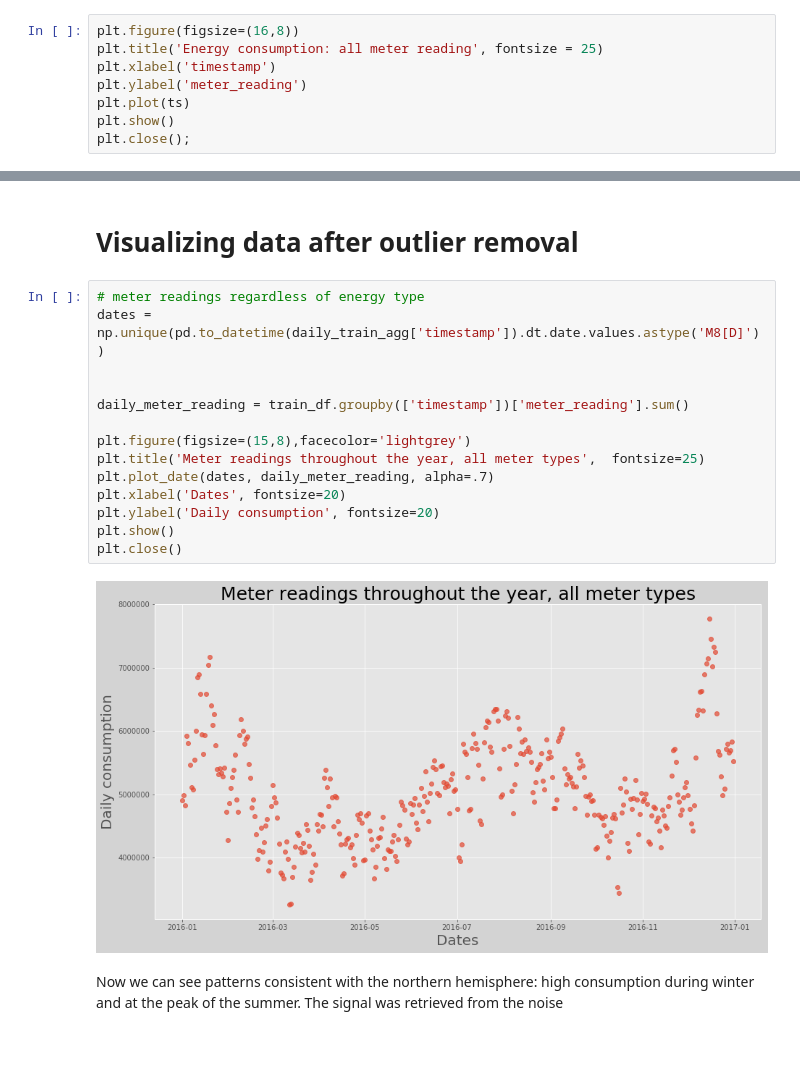
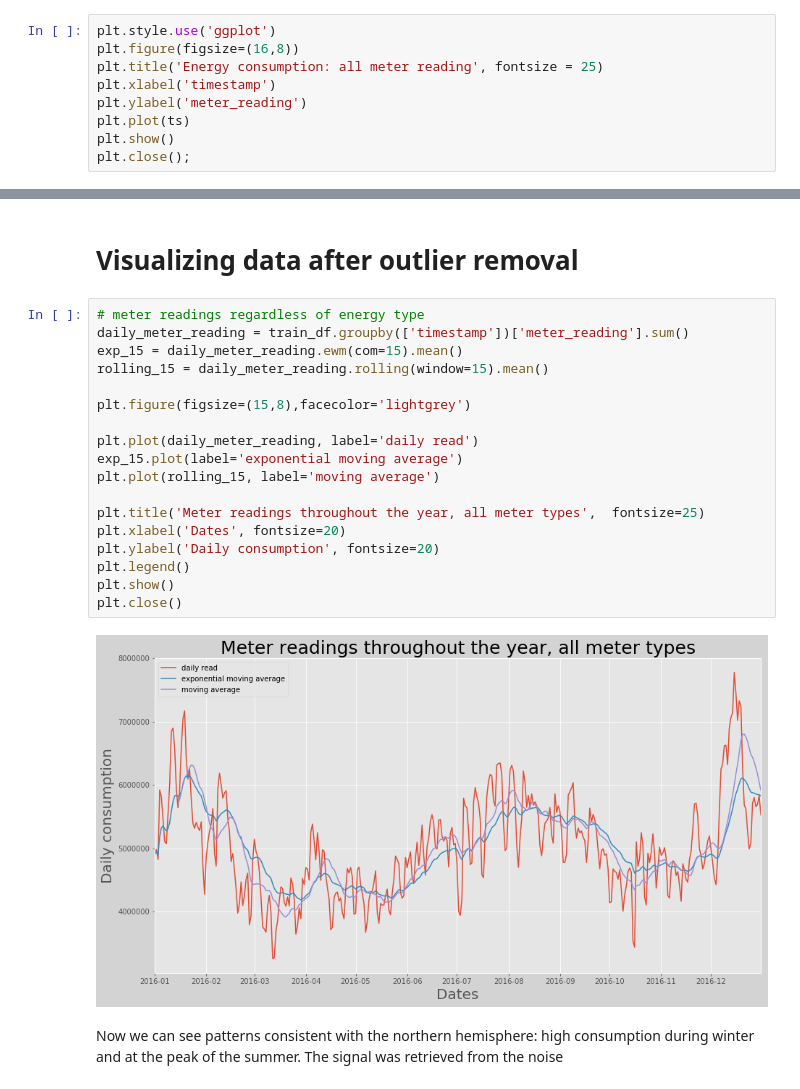
Before and after one commit to dmculiac/A-Kaggle-Prize-Money-Competition, a Jupyter notebook: A Kaggle Prize Money Competition.ipynb, the cells around one changed output, grey strips where cells are left out. Drawn from its saved outputs; the diff is of its cells as text; blank space fills up the shorter version.

```diff
--- a/A Kaggle Prize Money Competition.ipynb
+++ b/A Kaggle Prize Money Competition.ipynb
@@ -343,6 +343,7 @@ plt.show()
 # %% [markdown]
 We can see very high values in the first half of the year. Let's get a more detailed view with a line plot
 # %%
+plt.style.use('ggplot')
 plt.figure(figsize=(16,8))
 plt.title('Energy consumption: all meter reading', fontsize = 25)
 plt.xlabel('timestamp')
@@ -547,20 +563,24 @@ Dropped rows due to outliers: 589640
 # Visualizing data after outlier removal
 # %%
 # meter readings regardless of energy type
-dates = np.unique(pd.to_datetime(daily_train_agg['timestamp']).dt.date.values.astype('M8[D]'))
-
-
 daily_meter_reading = train_df.groupby(['timestamp'])['meter_reading'].sum()
+exp_15 = daily_meter_reading.ewm(com=15).mean()
+rolling_15 = daily_meter_reading.rolling(window=15).mean()
 
 plt.figure(figsize=(15,8),facecolor='lightgrey')
+
+plt.plot(daily_meter_reading, label='daily read')
+exp_15.plot(label='exponential moving average')
+plt.plot(rolling_15, label='moving average')
+
 plt.title('Meter readings throughout the year, all meter types',  fontsize=25)
-plt.plot_date(dates, daily_meter_reading, alpha=.7)
 plt.xlabel('Dates', fontsize=20)
 plt.ylabel('Daily consumption', fontsize=20)
+plt.legend()
 plt.show()
 plt.close()
 # %% [output]
-[figure, old version]
+[figure, new version]
 # %% [markdown]
 Now we can see patterns consistent with the northern hemisphere: high consumption during winter and at the peak of the summer. The signal was retrieved from the noise
 # %%
```
Also changed, not shown: parts of 8 cells of this notebook.
